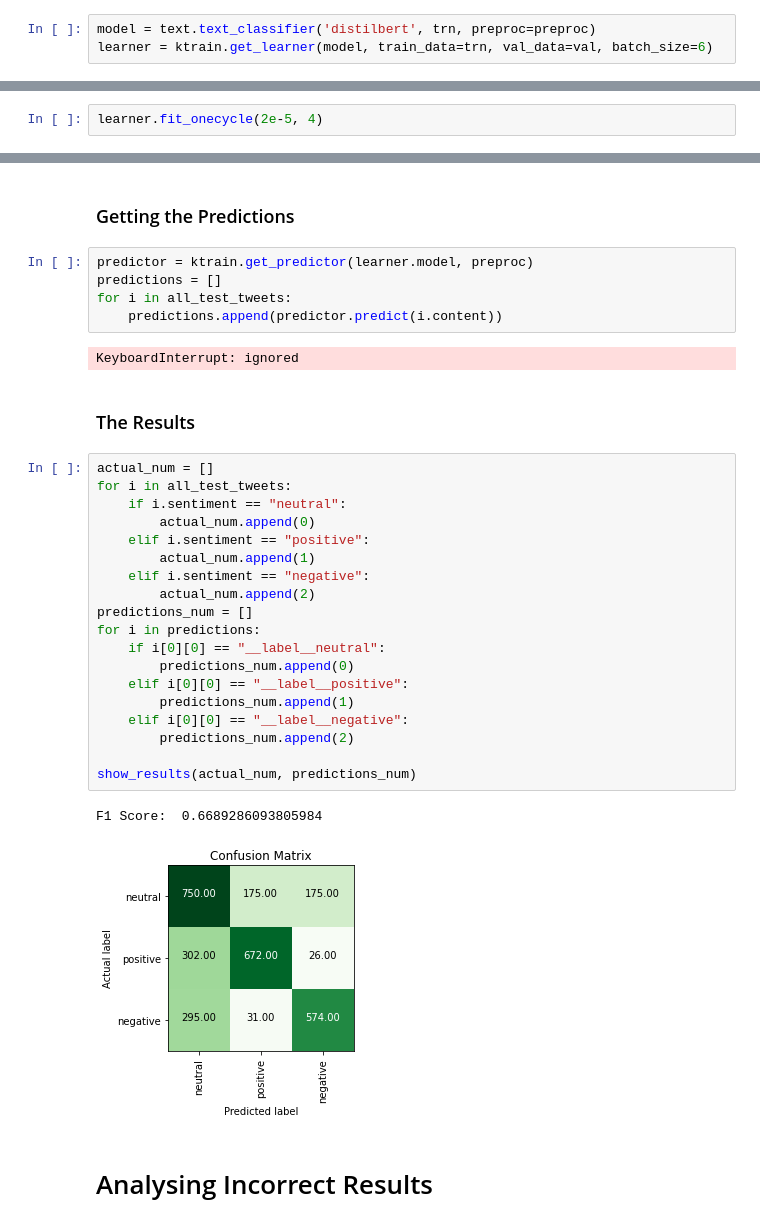
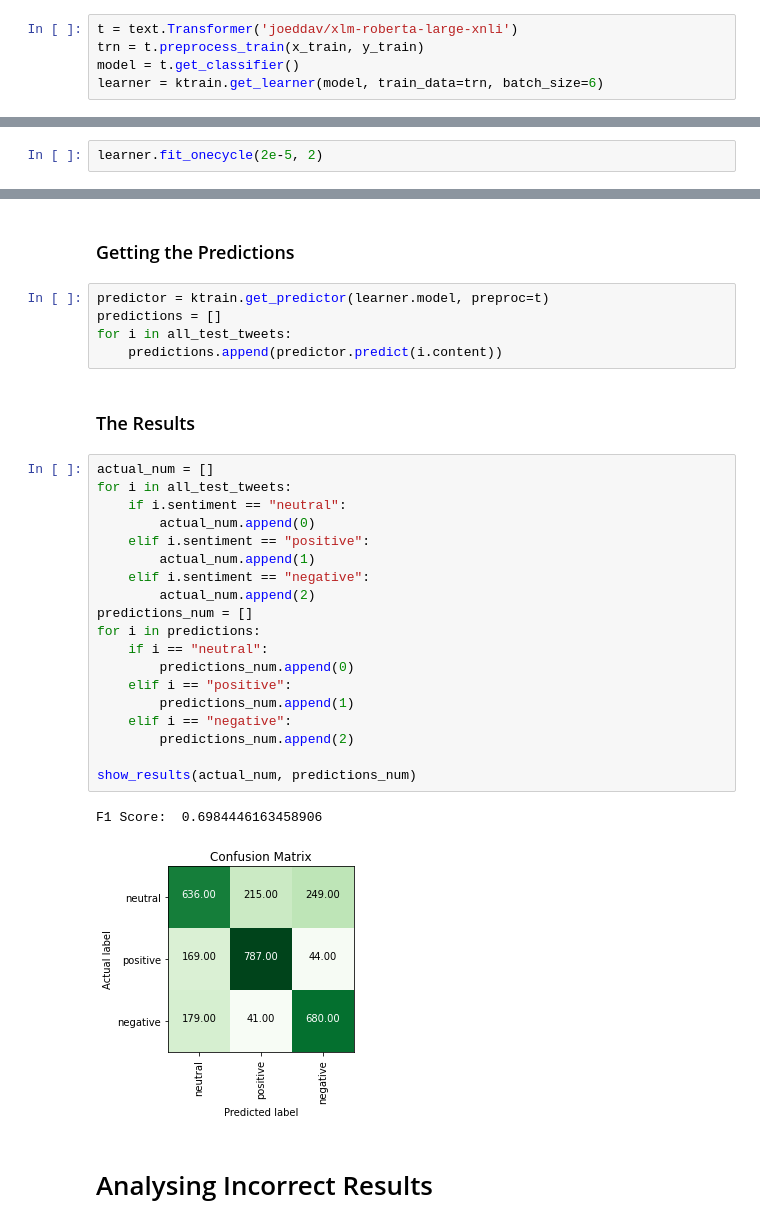
Before and after one commit to amm98d/twitter-sentiment-analysis, a Jupyter notebook: script.ipynb, the cells around one changed output, grey strips where cells are left out. Saved outputs shown, nothing was run; the diff lists cells and outputs as text.

```diff
--- a/script.ipynb
+++ b/script.ipynb
@@ -190,4 +171,6 @@ task: text classification
 # %%
-model = text.text_classifier('distilbert', trn, preproc=preproc)
-learner = ktrain.get_learner(model, train_data=trn, val_data=val, batch_size=6)
+t = text.Transformer('joeddav/xlm-roberta-large-xnli')
+trn = t.preprocess_train(x_train, y_train)
+model = t.get_classifier()
+learner = ktrain.get_learner(model, train_data=trn, batch_size=6)
 # %% [output]
@@ -205,4 +185,4 @@ learner.lr_plot()
 # %%
-learner.fit_onecycle(2e-5, 4)
+learner.fit_onecycle(2e-5, 2)
 # %% [output]
 begin training using onecycle policy with max lr of 2e-05...
@@ -236,36 +212,34 @@ for i in all_test_tweets:
 # %% [markdown]
 ### Getting the Predictions
 # %%
-predictor = ktrain.get_predictor(learner.model, preproc)
+predictor = ktrain.get_predictor(learner.model, preproc=t)
 predictions = []
 for i in all_test_tweets:
     predictions.append(predictor.predict(i.content))
-# %% [output]
-KeyboardInterrupt: ignored
 # %% [markdown]
 ### The Results
 # %%
 actual_num = []
 for i in all_test_tweets:
     if i.sentiment == "neutral":
         actual_num.append(0)
     elif i.sentiment == "positive":
         actual_num.append(1)
     elif i.sentiment == "negative":
         actual_num.append(2)
 predictions_num = []
 for i in predictions:
-    if i[0][0] == "__label__neutral":
+    if i == "neutral":
         predictions_num.append(0)
-    elif i[0][0] == "__label__positive":
+    elif i == "positive":
         predictions_num.append(1)
-    elif i[0][0] == "__label__negative":
+    elif i == "negative":
         predictions_num.append(2)
 
 show_results(actual_num, predictions_num)
 # %% [output]
-F1 Score:  0.6689286093805984
+F1 Score:  0.6984446163458906
-[figure, old version]
+[figure, new version]
 # %% [markdown]
 # Analysing Incorrect Results
 # %%
```
Also changed, not shown: parts of 7 cells of this notebook.
